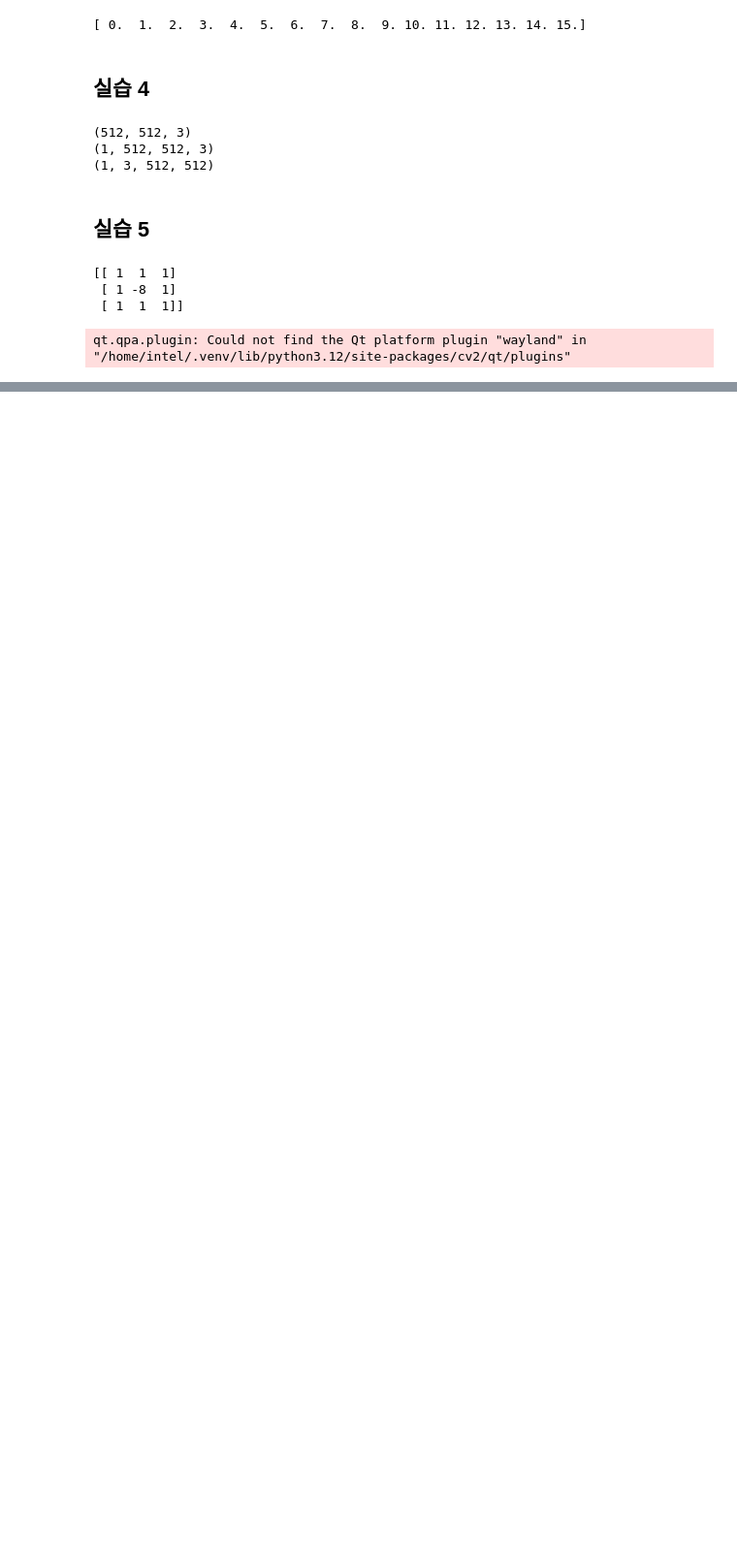
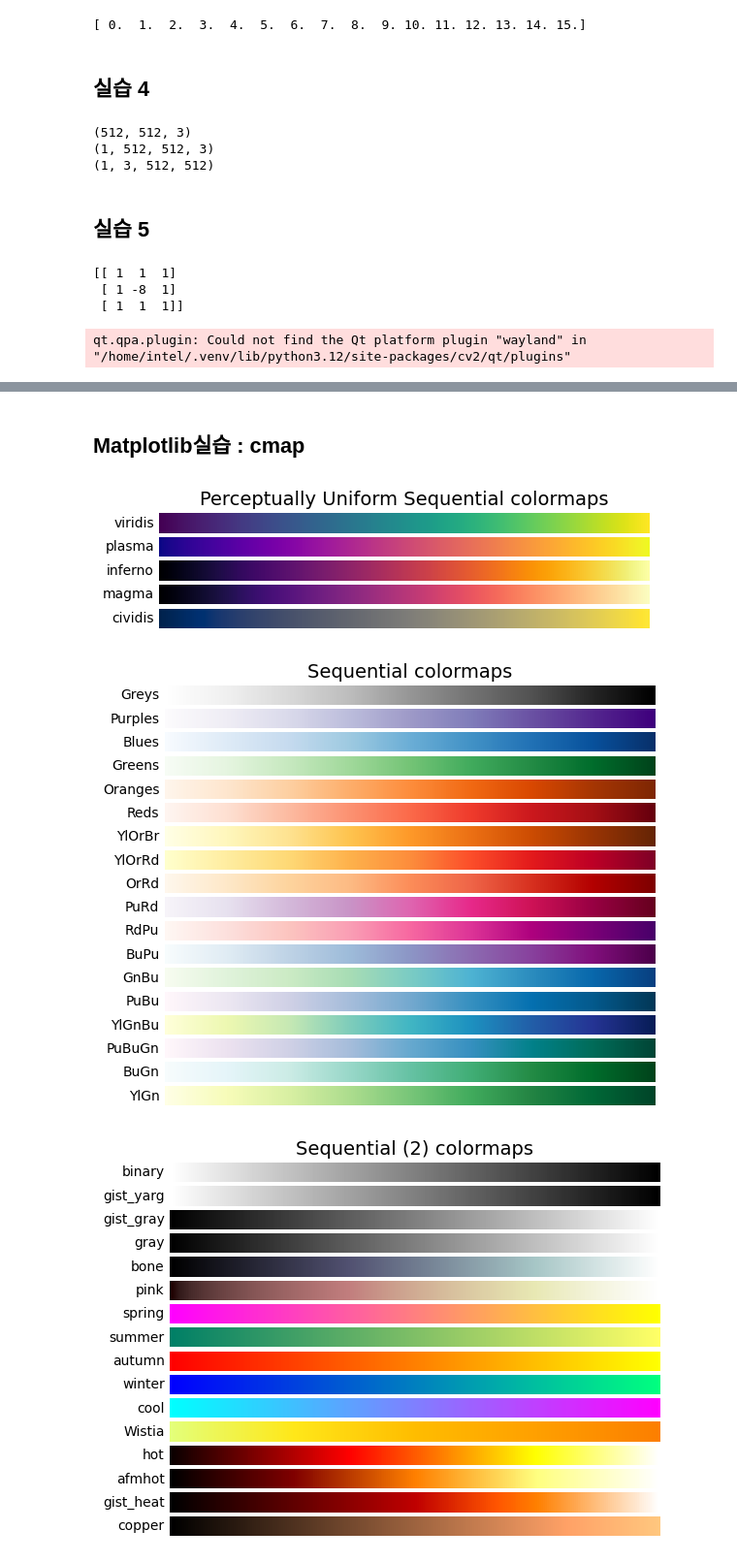
Before and after one commit to pskcci/DX-01, a Jupyter notebook: class01/homework/khs/hw4_pythonHW_and_math/HW4_python.ipynb, the cells around one changed output, grey strips where cells are left out. Shown: that part at 97% size. Cells and saved outputs as stored; diff of their text form; code cells hidden in the pictures; blank space fills up the shorter version.

```diff
--- a/class01/homework/khs/hw4_pythonHW_and_math/HW4_python.ipynb
+++ b/class01/homework/khs/hw4_pythonHW_and_math/HW4_python.ipynb
@@ -105,0 +1055,38 @@ qt.qpa.plugin: Could not find the Qt platform plugin "wayland" in "/home/intel/.
+# %% [markdown]
+## Matplotlib실습 : cmap
+# %%
+import matplotlib.pyplot as plt
+import numpy as np
+
+cmaps = [('Perceptually Uniform Sequential', ['viridis', 'plasma', 'inferno', 'magma', 'cividis']),
+         ('Sequential', ['Greys', 'Purples', 'Blues', 'Greens', 'Oranges', 'Reds', 'YlOrBr', 'YlOrRd', 'OrRd', 'PuRd', 'RdPu', 'BuPu', 'GnBu', 'PuBu', 'YlGnBu', 'PuBuGn', 'BuGn', 'YlGn']),
+         ('Sequential (2)', ['binary', 'gist_yarg', 'gist_gray', 'gray', 'bone', 'pink', 'spring', 'summer', 'autumn', 'winter', 'cool', 'Wistia', 'hot', 'afmhot', 'gist_heat', 'copper']),
+         ('Diverging', ['PiYG', 'PRGn', 'BrBG', 'PuOr', 'RdGy', 'RdBu', 'RdYlBu', 'RdYlGn', 'Spectral', 'coolwarm', 'bwr', 'seismic']),
+         ('Cyclic', ['twilight', 'twilight_shifted', 'hsv']),
+         ('Qualitative', ['Pastel1', 'Pastel2', 'Paired', 'Accent', 'Dark2', 'Set1', 'Set2', 'Set3', 'tab10', 'tab20', 'tab20b', 'tab20c']),
+         ('Miscellaneous', ['flag', 'prism', 'ocean', 'gist_earth', 'terrain', 'gist_stern', 'gnuplot', 'gnuplot2', 'CMRmap', 'cubehelix', 'brg', 'gist_rainbow', 'rainbow', 'jet', 'turbo', 'nipy_spectral', 'gist_ncar'])]
+
+gradient = np.linspace(0, 1, 256)
+gradient = np.vstack((gradient, gradient))
+
+def plot_color_gradients(cmap_category, cmap_list):
+    nrows = len(cmap_list)
+    figh = 0.35 + 0.15 + (nrows + (nrows-1)*0.1)*0.22
+    fig, axs = plt.subplots(nrows=nrows, figsize=(6.4, figh))
+    fig.subplots_adjust(top=1-.35/figh, bottom=.15/figh, left=0.2, right=0.99)
+
+    axs[0].set_title(f"{cmap_category} colormaps", fontsize=14)
+
+    for ax, cmap_name in zip(axs, cmap_list):
+        ax.imshow(gradient, aspect='auto', cmap=cmap_name)
+        ax.text(-.01, .5, cmap_name, va='center', ha='right', fontsize=10, transform=ax.transAxes)
+
+        for ax in axs:
+            ax.set_axis_off()
+
+for cmap_category, cmap_list in cmaps:
+    plot_color_gradients(cmap_category, cmap_list)
+# %% [output]
+[figure, added]
+[figure, added]
+[figure, added]
```
Also changed, not shown: parts of 105 cells of this notebook, 4 other files.
